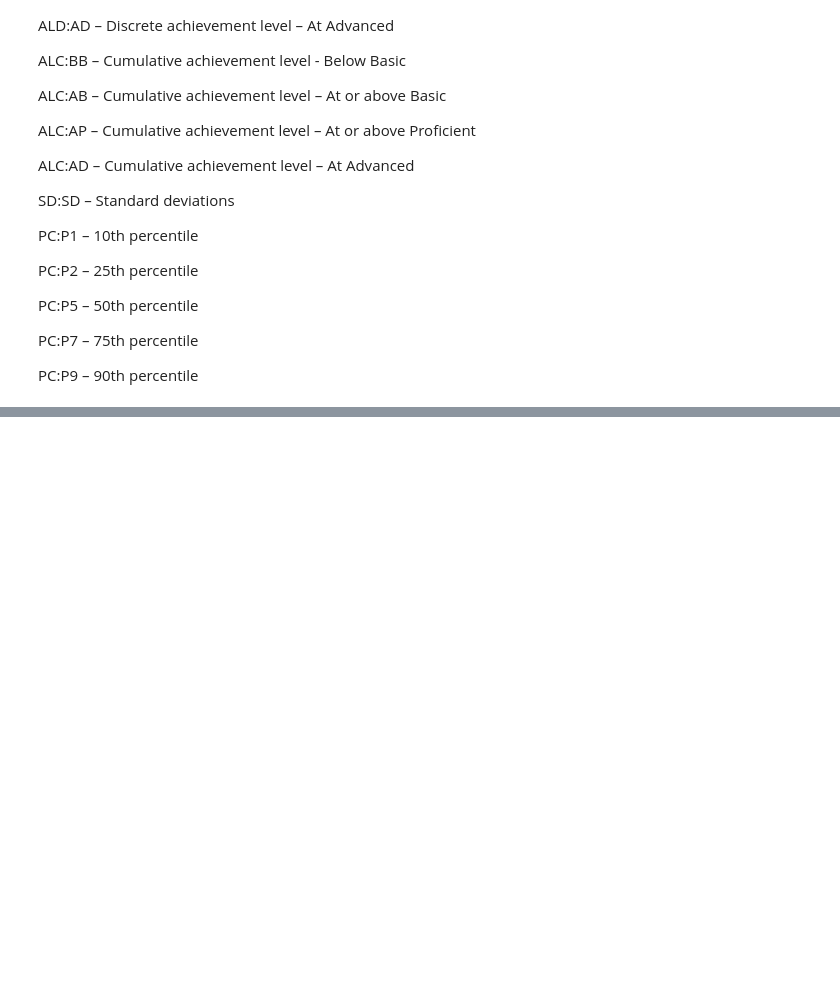
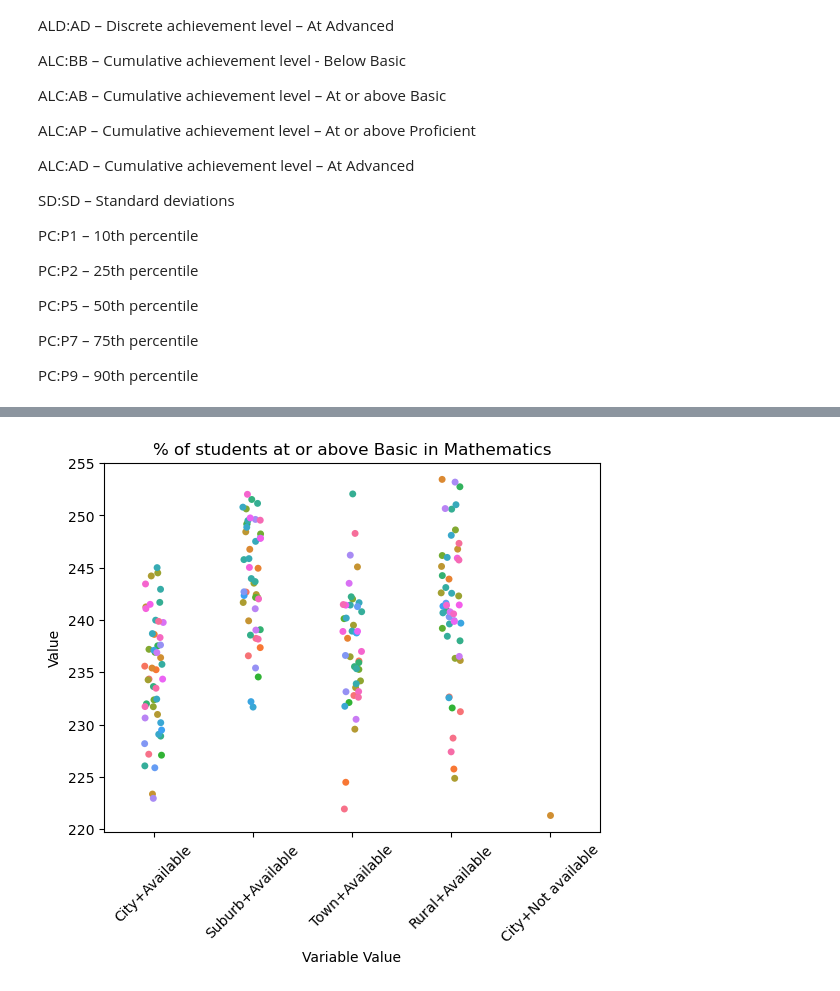
Before and after one commit to corwindark/5300_education_test_scores_project, a Jupyter notebook: api.ipynb, the cells around one changed output, grey strips where cells are left out. Cells and saved outputs as stored; diff of their text form; code cells hidden in the pictures; blank space fills up the shorter version.

```diff
--- a/api.ipynb
+++ b/api.ipynb
@@ -123,17 +123,3 @@ PC:P9 – 90th percentile
 # %%
 # all states variable
 all_states = "AL,AK,AZ,AR,CA,CO,CT,DE,DC,FL,GA,HI,ID,IL,IN,IA,KS,KY,LA,ME,MD,MA,MI,MN,MS,MO,MT,NE,NV,NH,NJ,NM,NY,NC,ND,OH,OK,OR,PA,RI,SC,SD,TN,TX,UT,VT,VA,WA,WV,WI,WY"
-# %%
-params = {
-    "type": "data",
-    "subject": "mathematics",
-    "cohort": "1",
-    # "subscale": "MRPCM",
-    "variable": "C043801",
-    "jurisdiction": "NT,VA",
-    "stattype": "MN:MN",
-    "Year": "2003",
-}
-
-df = get_data(**params)
-df
@@ -158,14 +125,0 @@ df
-# %%
-params = {
-    "type": "data",
-    "subject": "mathematics",
-    "cohort": "1",
-    # "subscale": "MRPCM",
-    "variable": "Total",
-    "jurisdiction": all_states,
-    "stattype": "ALC:AB",
-    "Year": "2019",
-}
-
-df = get_data(**params)
-df
@@ -189,0 +245,15 @@ df
+# %%
+import seaborn as sns
+import matplotlib.pyplot as plt
+
+
+
+sns.stripplot(data=df, x='varValueLabel', y='value', hue='jurisdiction', jitter=True)
+plt.xlabel('Variable Value')
+plt.ylabel('Value')
+plt.title('% of students at or above Basic in Mathematics')
+plt.legend().remove()  # Remove the legend
+plt.xticks(rotation=45)  # Rotate x-axis labels by 45 degrees
+plt.show()
+# %% [output]
+[figure, added]
```
Also changed, not shown: parts of 7 cells of this notebook, 4 other files.
